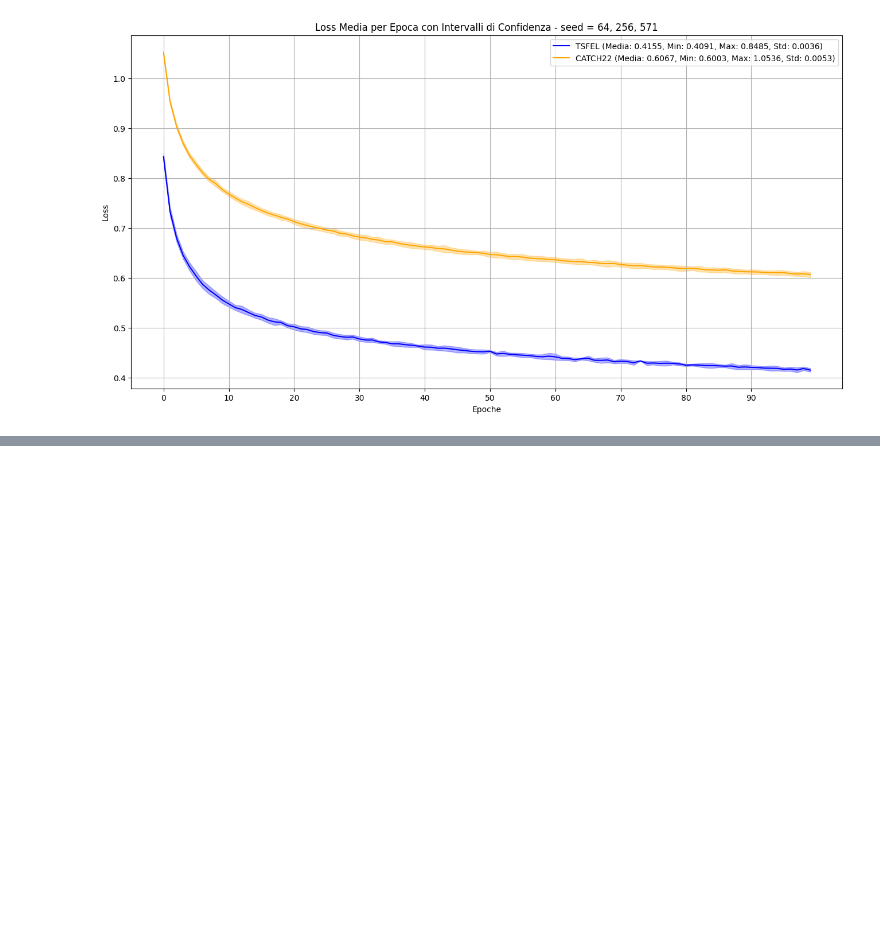
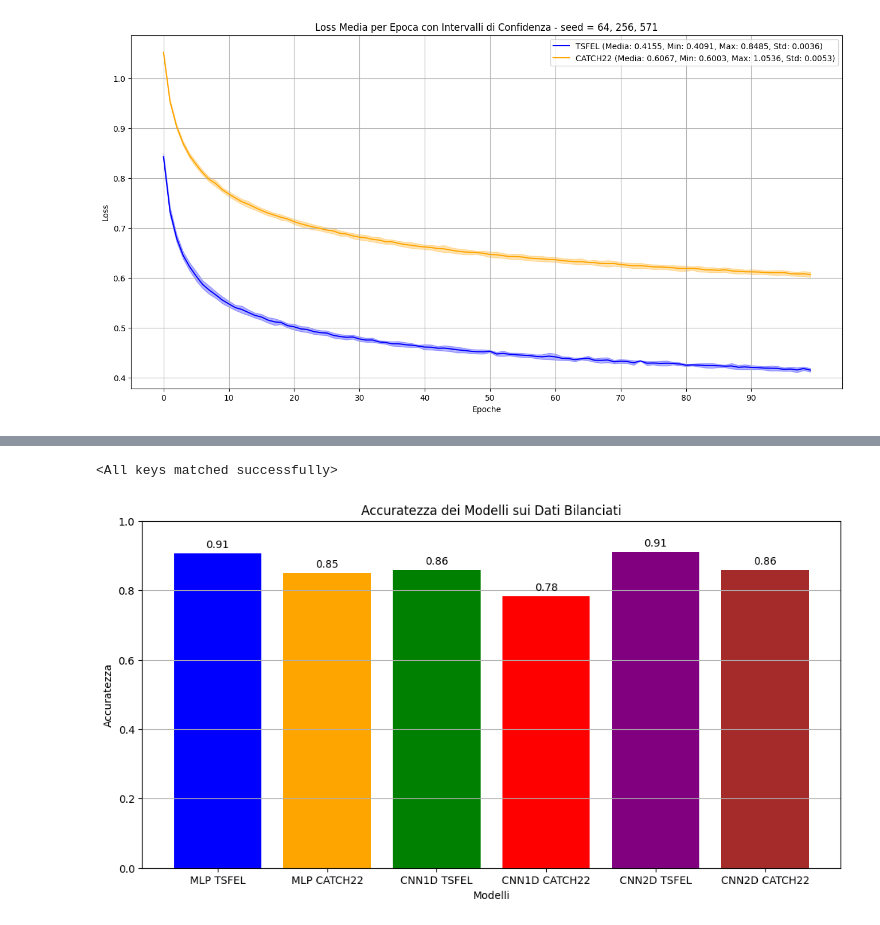
Before and after one commit to MarzioDellaBosca/AI-HAR-Applications, a Jupyter notebook: ProgettoApplicazioniIA.ipynb, the cells around one changed output, grey strips where cells are left out. Drawn from its saved outputs; the diff is of its cells as text; code cells hidden in the pictures; blank space fills up the shorter version.

```diff
--- a/ProgettoApplicazioniIA.ipynb
+++ b/ProgettoApplicazioniIA.ipynb
@@ -1153,0 +1330,58 @@ plot_results(acc_tsfel, acc_catch22, loss_tsfel, loss_catch22, n_epoche)
+# %%
+mlp_tsfel_bal = SimpleMLP(input_dim=tsfel_bal.shape[1], num_classes=6)
+mlp_cacth22_bal = SimpleMLP(input_dim=catch22_bal.shape[1], num_classes=6)
+
+cnn_tsfel_1_bal = SimpleCNN(input_channels=1, sequence_length=tsfel_bal.shape[1], num_classes=6)
+cnn_catch22_1_bal = SimpleCNN(input_channels=1, sequence_length=catch22_bal.shape[1], num_classes=6)
+
+cnn_tsfel_2_bal = SimpleCNN2D(channels=tsfel_3d_bal.shape[2], features=tsfel_3d_bal.shape[3], num_classes=6)
+cnn_catch22_2_bal = SimpleCNN2D(channels=catch22_3d_bal.shape[2], features=catch22_3d_bal.shape[3], num_classes=6)
+
+mlp_tsfel_bal.load_state_dict(torch.load("mlp_tsfel_bal.pth"))
+mlp_cacth22_bal.load_state_dict(torch.load("mlp_cacth22_bal.pth"))
+cnn_tsfel_1_bal.load_state_dict(torch.load("cnn_tsfel_1_bal.pth"))
+cnn_catch22_1_bal.load_state_dict(torch.load("cnn_catch22_1_bal.pth"))
+cnn_tsfel_2_bal.load_state_dict(torch.load("cnn_tsfel_2_bal.pth"))
+cnn_catch22_2_bal.load_state_dict(torch.load("cnn_catch22_2_bal.pth"))
+# %% [output]
+<All keys matched successfully>
+# %%
+batch_size = 1024
+timeStart = time.time()
+conf_mat_tsfel_bal, acc_tsfel_bal = evaluate_model(mlp_tsfel_bal.to(device), tsfel_bal, y_bal, device, batch_size)
+mlp_tsfel_bal_eval_time = time.time() - timeStart
+
+timeStart = time.time()
+conf_mat_catch22_bal, acc_catch22_bal = evaluate_model(mlp_cacth22_bal.to(device), catch22_bal, y_bal, device, batch_size)
+mlp_catch22_bal_eval_time = time.time() - timeStart
+
+timeStart = time.time()
+conf_mat_tsfel_cnn_1_bal, acc_tsfel_cnn_1_bal = evaluate_model(cnn_tsfel_1_bal.to(device), tsfel_bal.reshape(tsfel_bal.shape[0], 1, tsfel_bal.shape[1]), y_bal, device, batch_size)
+cnn_tsfel_1_bal_eval_time = time.time() - timeStart
+
+timeStart = time.time()
+conf_mat_catch22_cnn_1_bal, acc_catch22_cnn_1_bal = evaluate_model(cnn_catch22_1_bal.to(device), catch22_bal.reshape(catch22_bal.shape[0], 1, catch22_bal.shape[1]), y_bal, device, batch_size)
+cnn_catch22_1_bal_eval_time = time.time() - timeStart
+
+timeStart = time.time()
+conf_mat_tsfel_cnn_2_bal, acc_tsfel_cnn_2_bal = evaluate_model(cnn_tsfel_2_bal.to(device), tsfel_3d_bal, y_bal, device, batch_size)
+cnn_tsfel_2_bal_eval_time = time.time() - timeStart
+
+timeStart = time.time()
+conf_mat_catch22_cnn_2_bal, acc_catch22_cnn_2_bal = evaluate_model(cnn_catch22_2_bal.to(device), catch22_3d_bal, y_bal, device, batch_size)
+cnn_catch22_2_bal_eval_time = time.time() - timeStart
+# %%
+accuracies_bal = [acc_tsfel_bal, acc_catch22_bal, acc_tsfel_cnn_1_bal, acc_catch22_cnn_1_bal, acc_tsfel_cnn_2_bal, acc_catch22_cnn_2_bal]
+labels_bal = ['MLP TSFEL', 'MLP CATCH22', 'CNN1D TSFEL', 'CNN1D CATCH22', 'CNN2D TSFEL', 'CNN2D CATCH22']
+plt.figure(figsize=(12, 6))
+plt.bar(labels_bal, accuracies_bal, color=['blue', 'orange', 'green', 'red', 'purple', 'brown'])
+plt.title('Accuratezza dei Modelli sui Dati Bilanciati')
+plt.xlabel('Modelli')
+plt.ylabel('Accuratezza')
+for i, acc in enumerate(accuracies_bal):
+    plt.text(i, acc + 0.01, f'{acc:.2f}', ha='center', va='bottom')
+plt.ylim(0, 1)
+plt.grid(axis='y')
+plt.show()
+# %% [output]
+[figure, added]
```
Also changed, not shown: parts of 24 cells of this notebook.
